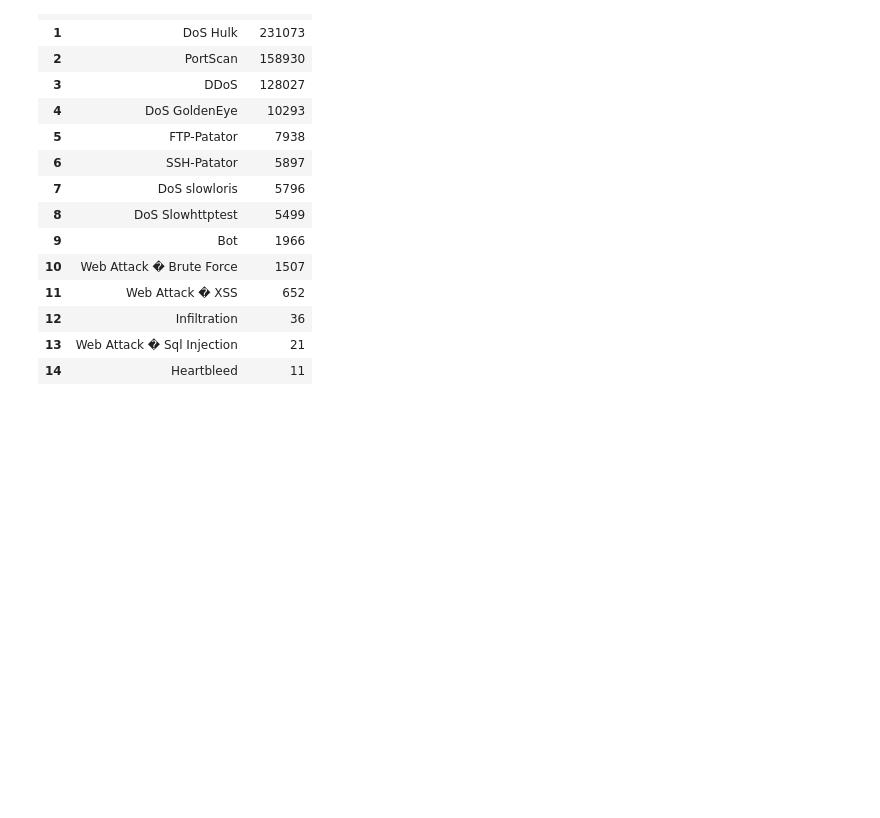
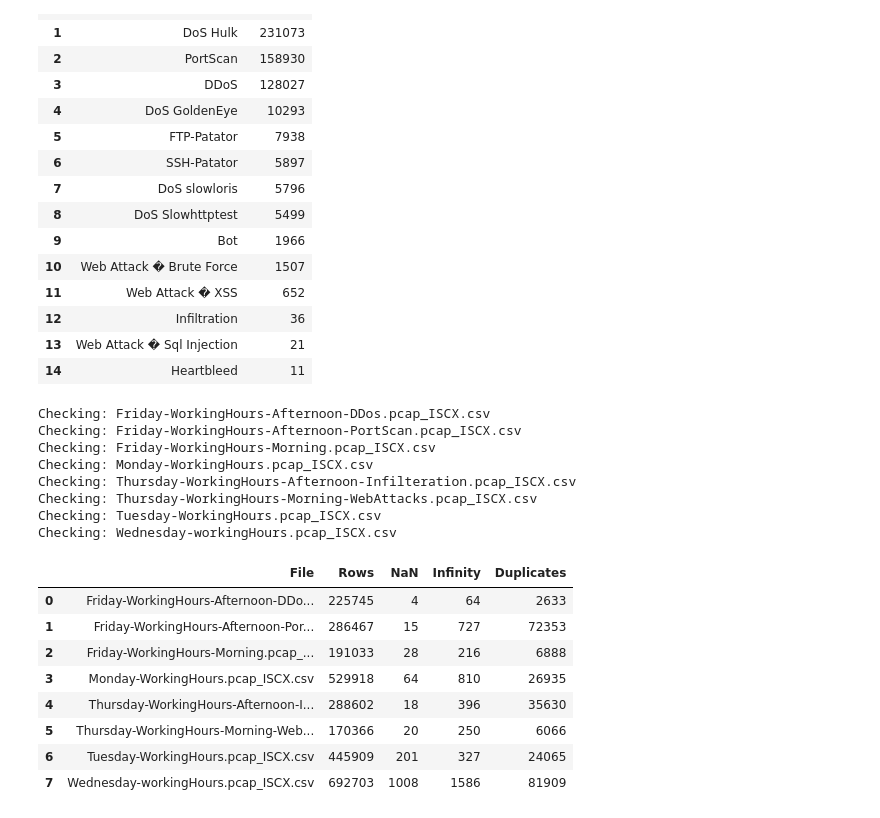
Before and after one commit to aikastark/nids-dissertation, a Jupyter notebook: 04-Implementation/data_exploration.ipynb, the cells around one changed output. Drawn from its saved outputs; the diff is of its cells as text; code cells hidden in the pictures; blank space fills up the shorter version.

```diff
--- a/04-Implementation/data_exploration.ipynb
+++ b/04-Implementation/data_exploration.ipynb
@@ -175,3 +175,46 @@ class_distribution
 | 12 | Infiltration | 36 |
 | 13 | Web Attack � Sql Injection | 21 |
 | 14 | Heartbleed | 11 |
+# %%
+data_quality = []
+
+for file in csv_files:
+    print(f"Checking: {file.name}")
+
+    df = pd.read_csv(file)
+    df.columns = df.columns.str.strip()
+
+    numeric_cols = df.select_dtypes(include=[np.number]).columns
+
+    nan_count = df.isna().sum().sum()
+    inf_count = np.isinf(df[numeric_cols]).sum().sum()
+    duplicate_count = df.duplicated().sum()
+
+    data_quality.append({
+        "File": file.name,
+        "Rows": len(df),
+        "NaN": nan_count,
+        "Infinity": inf_count,
+        "Duplicates": duplicate_count
+    })
+
+quality_df = pd.DataFrame(data_quality)
+quality_df
+# %% [output]
+Checking: Friday-WorkingHours-Afternoon-DDos.pcap_ISCX.csv
+Checking: Friday-WorkingHours-Afternoon-PortScan.pcap_ISCX.csv
+Checking: Friday-WorkingHours-Morning.pcap_ISCX.csv
+Checking: Monday-WorkingHours.pcap_ISCX.csv
+Checking: Thursday-WorkingHours-Afternoon-Infilteration.pcap_ISCX.csv
+Checking: Thursday-WorkingHours-Morning-WebAttacks.pcap_ISCX.csv
+Checking: Tuesday-WorkingHours.pcap_ISCX.csv
+Checking: Wednesday-workingHours.pcap_ISCX.csv
+|  | File | Rows | NaN | Infinity | Duplicates |
+| 0 | Friday-WorkingHours-Afternoon-DDo... | 225745 | 4 | 64 | 2633 |
+| 1 | Friday-WorkingHours-Afternoon-Por... | 286467 | 15 | 727 | 72353 |
+| 2 | Friday-WorkingHours-Morning.pcap_... | 191033 | 28 | 216 | 6888 |
+| 3 | Monday-WorkingHours.pcap_ISCX.csv | 529918 | 64 | 810 | 26935 |
+| 4 | Thursday-WorkingHours-Afternoon-I... | 288602 | 18 | 396 | 35630 |
+| 5 | Thursday-WorkingHours-Morning-Web... | 170366 | 20 | 250 | 6066 |
+| 6 | Tuesday-WorkingHours.pcap_ISCX.csv | 445909 | 201 | 327 | 24065 |
+| 7 | Wednesday-workingHours.pcap_ISCX.csv | 692703 | 1008 | 1586 | 81909 |
```
Also changed, not shown: parts of 6 cells of this notebook, 2 other files.
